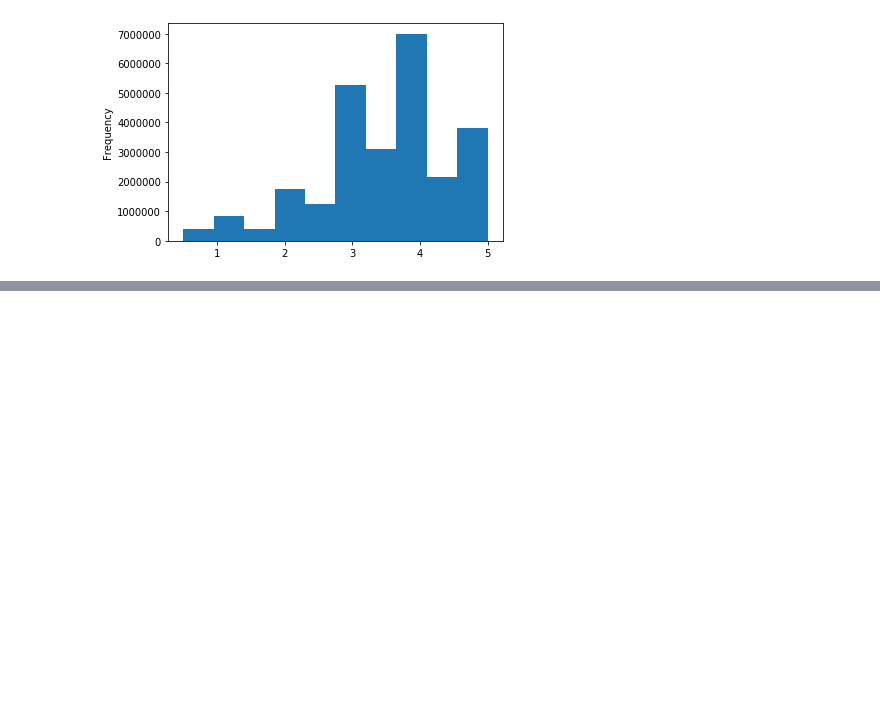
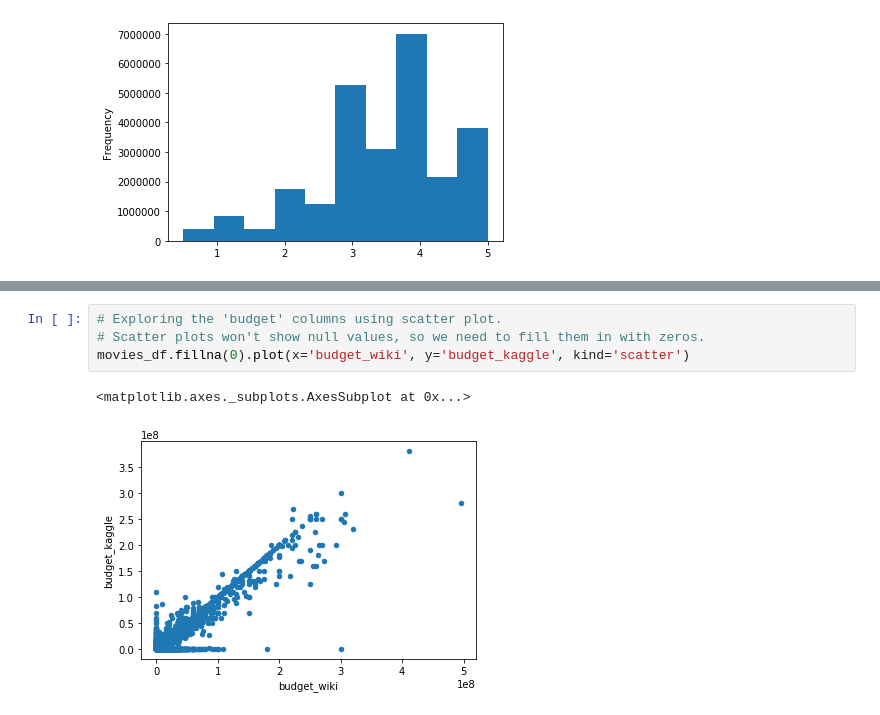
Before and after one commit to marczuka/Movies-ETL, a Jupyter notebook: ETL_practice.ipynb, the cells around one changed output, grey strips where cells are left out. Drawn from its saved outputs; the diff is of its cells as text; blank space fills up the shorter version.

```diff
--- a/ETL_practice.ipynb
+++ b/ETL_practice.ipynb
@@ -723,0 +849,7 @@ Name: rating, dtype: float64
+# %%
+# Exploring the 'budget' columns using scatter plot.
+# Scatter plots won't show null values, so we need to fill them in with zeros.
+movies_df.fillna(0).plot(x='budget_wiki', y='budget_kaggle', kind='scatter')
+# %% [output]
+<matplotlib.axes._subplots.AxesSubplot at 0x...>
+[figure, added]
```
Also changed, not shown: parts of 34 cells of this notebook.
